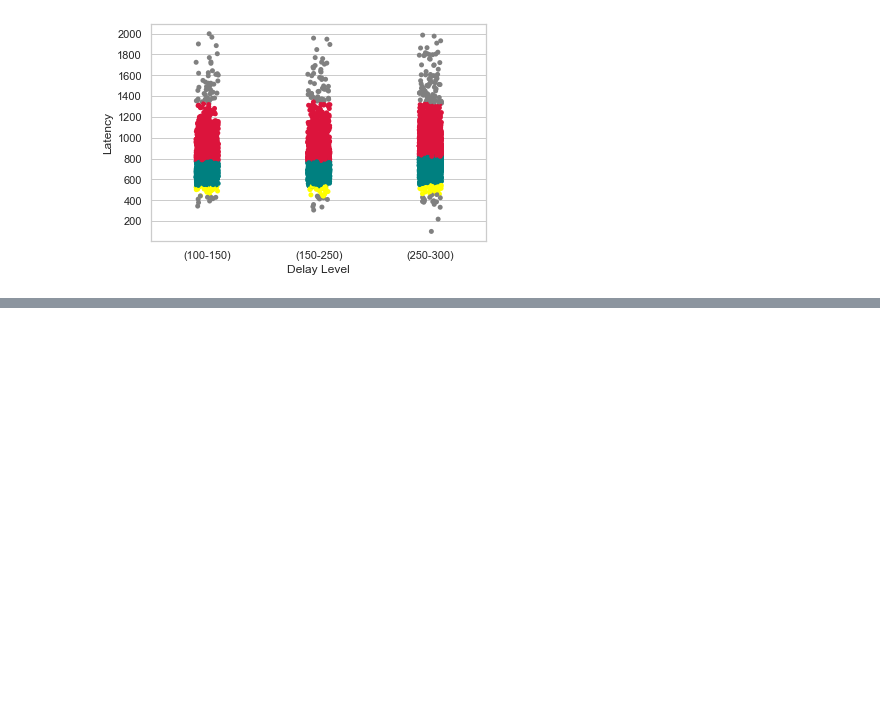
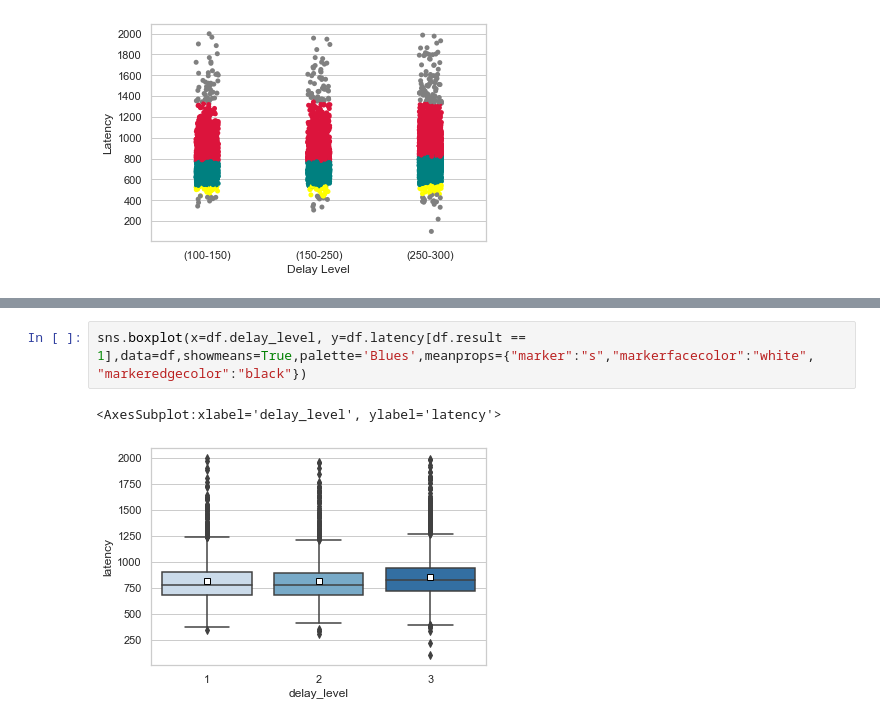
Before and after one commit to trickydaze/Behavioural-Neuroscience, a Jupyter notebook: Visualisation.ipynb, the cells around one changed output, grey strips where cells are left out. Drawn from its saved outputs; the diff is of its cells as text; blank space fills up the shorter version.

```diff
--- a/Visualisation.ipynb
+++ b/Visualisation.ipynb
@@ -218,0 +223,5 @@ np.percentile(df.latency[(df.result==1) & (df.delay_level==1)],2.5)
+# %%
+sns.boxplot(x=df.delay_level, y=df.latency[df.result == 1],data=df,showmeans=True,palette='Blues',meanprops={"marker":"s","markerfacecolor":"white", "markeredgecolor":"black"})
+# %% [output]
+<AxesSubplot:xlabel='delay_level', ylabel='latency'>
+[figure, added]
```
Also changed, not shown: parts of 3 cells of this notebook.
